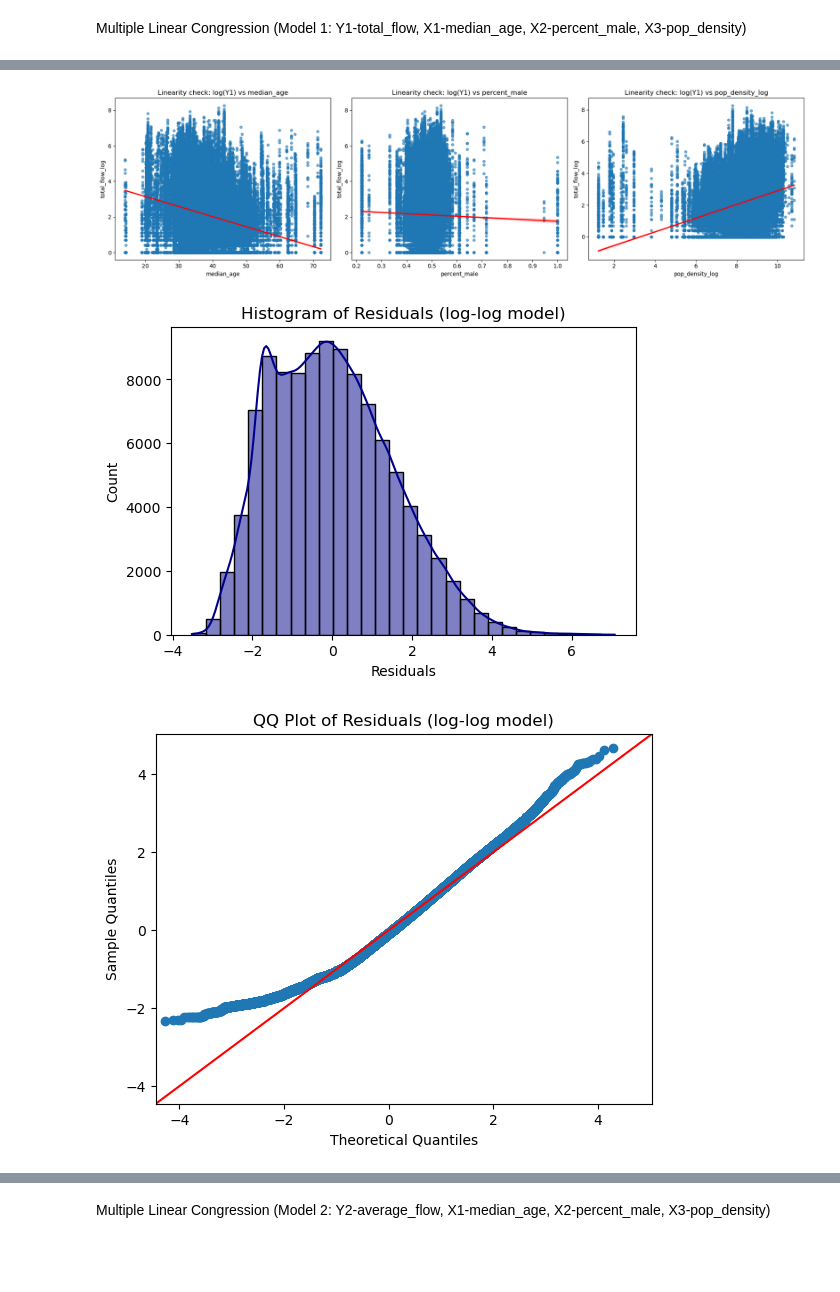
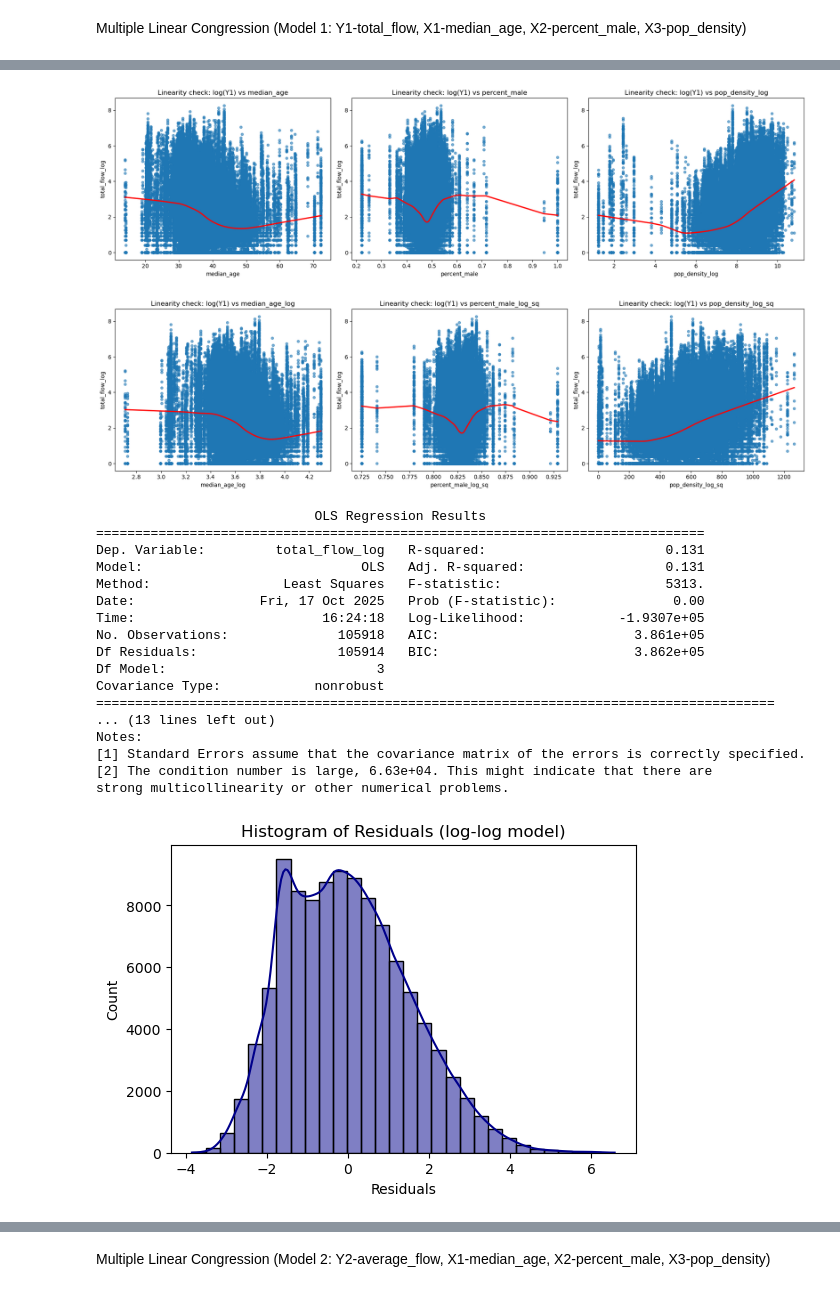
Before and after one commit to Mulhamomar/TIL6022_group10, a Jupyter notebook: TIL-6022 Bus Ridership.ipynb, the cells around one changed output, grey strips where cells are left out. Cells and saved outputs as stored; diff of their text form; code cells hidden in the pictures; blank space fills up the shorter version.

```diff
--- a/TIL-6022 Bus Ridership.ipynb
+++ b/TIL-6022 Bus Ridership.ipynb
@@ -170,20 +170,13 @@ plt.show()
 df["total_flow_log"] = np.log1p(df["total_flow"])
 df["pop_density_log"] = np.log1p(df["pop_density"])
 
-# 4. establish a multiple linear regression model about log(Y2) and log(X3)）
-X = df[["median_age", "percent_male", "pop_density_log"]]
-X = sm.add_constant(X)
-Y1_log = df["total_flow_log"]
-
-model_loglog = sm.OLS(Y1_log, X).fit()
-print(model_loglog.summary())
-
-# 5. check linearity (scatter plot and regression line)
+# 4. check linearity (scatter plot and regression line)
 fig, axes = plt.subplots(1, 3, figsize=(18, 5))
 vars_to_plot = ["median_age", "percent_male", "pop_density_log"]
 
 for i, var in enumerate(vars_to_plot):
     sns.regplot(x=var, y="total_flow_log", data=df,
+                lowess=True,
                 ax=axes[i], scatter_kws={"s":20, "alpha":0.6},
                 line_kws={"color":"red"})
     axes[i].set_title(f"Linearity check: log(Y1) vs {var}")
@@ -191,7 +184,35 @@ for i, var in enumerate(vars_to_plot):
 plt.tight_layout()
 plt.show()
 
-# 6. check normality (residuals: histogram and Q–Q plot)
+# 5. transform variables accordingto the results 4
+df["median_age_sq"] = np.power(df["percent_male_log"], 3)
+df["percent_male_log"] = np.log1p(df["percent_male"])
+df["percent_male_log_sq"] = np.power(df["percent_male_log"], 0.2)
+df["pop_density_log_sq"] = np.power(df["pop_density_log"], 3)
+
+# 6. check linearity again (scatter plot and regression line)
+fig, axes = plt.subplots(1, 3, figsize=(18, 5))
+vars_to_plot = ["median_age_log", "percent_male_log_sq", "pop_density_log_sq"]
+
+for i, var in enumerate(vars_to_plot):
+    sns.regplot(x=var, y="total_flow_log", data=df,
+                lowess=True,
+                ax=axes[i], scatter_kws={"s":20, "alpha":0.6},
+                line_kws={"color":"red"})
+    axes[i].set_title(f"Linearity check: log(Y1) vs {var}")
+
+plt.tight_layout()
+plt.show()
+
+# 7. establish a multiple linear regression model
+X = df[["median_age", "percent_male_log_sq", "pop_density_log_sq"]]
+X = sm.add_constant(X)
+Y1_log = df["total_flow_log"]
+
+model_loglog = sm.OLS(Y1_log, X).fit()
+print(model_loglog.summary())
+
+# 8. check normality (residuals: histogram and Q–Q plot)
 residuals = model_loglog.resid
 fitted = model_loglog.fittedvalues
 
@@ -205,7 +226,7 @@ sm.qqplot(residuals, line='45', fit=True)
 plt.title("QQ Plot of Residuals (log-log model)")
 plt.show()
 
-# 7. check homoscedasticity
+# 9. check homoscedasticity
 plt.figure(figsize=(6,4))
 sns.scatterplot(x=fitted, y=residuals, alpha=0.6)
 plt.axhline(0, color='red', linestyle='--')
@@ -240,3 +244,20 @@ strong multicollinearity or other numerical problems.
-[figure, old version]
+[figure, new version]
-[figure, old version]
+[figure, new version]
+                            OLS Regression Results
+==============================================================================
+Dep. Variable:         total_flow_log   R-squared:                       0.131
+Model:                            OLS   Adj. R-squared:                  0.131
+Method:                 Least Squares   F-statistic:                     5313.
+Date:                Fri, 17 Oct 2025   Prob (F-statistic):               0.00
+Time:                        16:24:18   Log-Likelihood:            -1.9307e+05
+No. Observations:              105918   AIC:                         3.861e+05
+Df Residuals:                  105914   BIC:                         3.862e+05
+Df Model:                           3
+Covariance Type:            nonrobust
+=======================================================================================
+... (13 lines left out)
+Notes:
+[1] Standard Errors assume that the covariance matrix of the errors is correctly specified.
+[2] The condition number is large, 6.63e+04. This might indicate that there are
+strong multicollinearity or other numerical problems.
-[figure, old version]
+[figure, new version]
```
Also changed, not shown: parts of 2 cells of this notebook.
